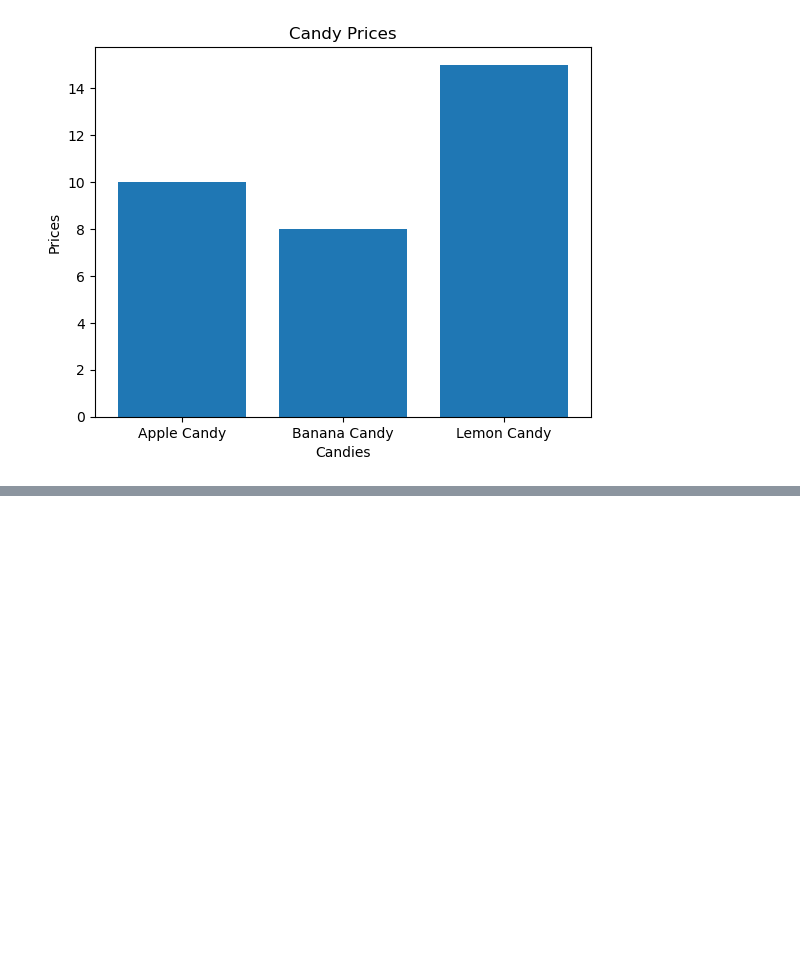
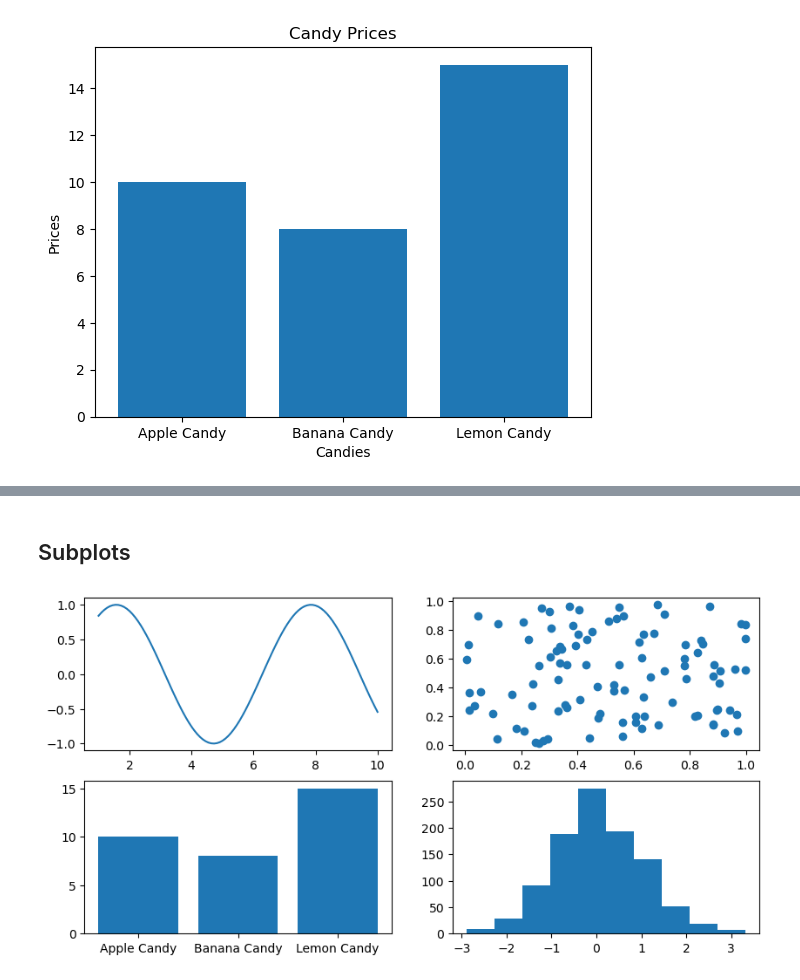
Before and after one commit to mebestaca/Path-to-Machine-Learning, a Jupyter notebook: Introduction to Matplotlib/Introduction to Matplotlib.ipynb, the cells around one changed output, grey strips where cells are left out. Drawn from its saved outputs; the diff is of its cells as text; code cells hidden in the pictures; blank space fills up the shorter version.

```diff
--- a/Introduction to Matplotlib/Introduction to Matplotlib.ipynb
+++ b/Introduction to Matplotlib/Introduction to Matplotlib.ipynb
@@ -124,0 +137,10 @@ ax.set(title="Candy Prices", ylabel="Prices", xlabel="Candies");
+# %% [markdown]
+## Subplots
+# %%
+fig, ((ax1, ax2), (ax3, ax4)) = plt.subplots(nrows = 2, ncols = 2, figsize=(10, 5));
+ax1.plot(x, np.sin(x));
+ax2.scatter(np.random.random(100), np.random.random(100));
+ax3.bar(candies_and_prices.keys(), candies_and_prices.values());
+ax4.hist(bell);
+# %% [output]
+[figure, added]
```
Also changed, not shown: parts of 3 cells of this notebook.
